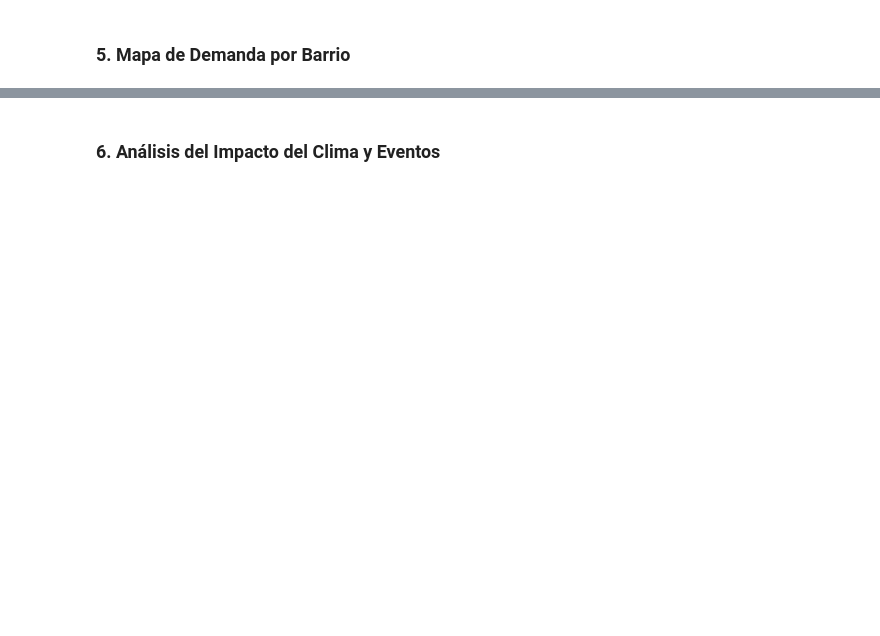
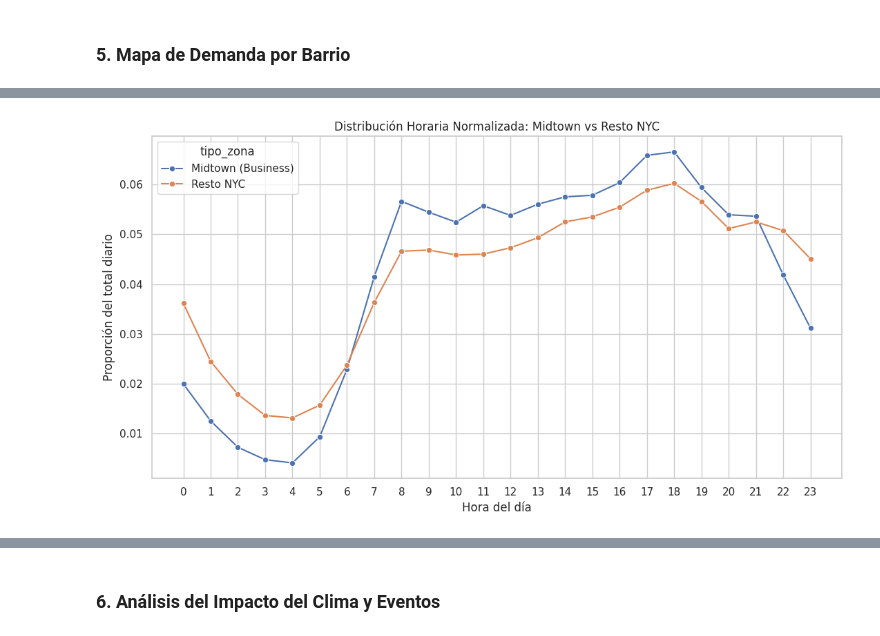
Before and after one commit to carmengranadosv/PD2-conducIA, a Jupyter notebook: src/analysis/1_data_analysis.ipynb, the cells around one changed output, grey strips where cells are left out. Drawn from its saved outputs; the diff is of its cells as text; code cells hidden in the pictures; blank space fills up the shorter version.

```diff
--- a/src/analysis/1_data_analysis.ipynb
+++ b/src/analysis/1_data_analysis.ipynb
@@ -775,0 +906,46 @@ plt.show()
+# %%
+df_ = df.copy()
+
+MIDTOWN_KEYWORDS = ["Midtown Center", "Midtown East"]
+
+def es_midtown(z):
+    return any(k.lower() in z.lower() for k in MIDTOWN_KEYWORDS)
+
+df_["es_midtown"] = (
+    df_["origen_zona"].apply(es_midtown) |
+    df_["destino_zona"].apply(es_midtown)
+)
+
+df_["tipo_zona"] = np.where(df_["es_midtown"], "Midtown (Business)", "Resto NYC")
+df_["hora"] = df_["fecha_inicio"].dt.hour
+
+# Conteo
+hour_counts = (
+    df_.groupby(["tipo_zona", "hora"])
+       .size()
+       .reset_index(name="num_viajes")
+)
+
+# Normalización por grupo
+hour_counts["proporcion"] = (
+    hour_counts["num_viajes"] /
+    hour_counts.groupby("tipo_zona")["num_viajes"].transform("sum")
+)
+
+plt.figure(figsize=(11,6))
+sns.lineplot(
+    data=hour_counts,
+    x="hora",
+    y="proporcion",
+    hue="tipo_zona",
+    marker="o"
+)
+
+plt.title("Distribución Horaria Normalizada: Midtown vs Resto NYC")
+plt.xlabel("Hora del día")
+plt.ylabel("Proporción del total diario")
+plt.xticks(range(0,24))
+plt.tight_layout()
+plt.show()
+# %% [output]
+[figure, added]
```
Also changed, not shown: parts of 34 cells of this notebook.
